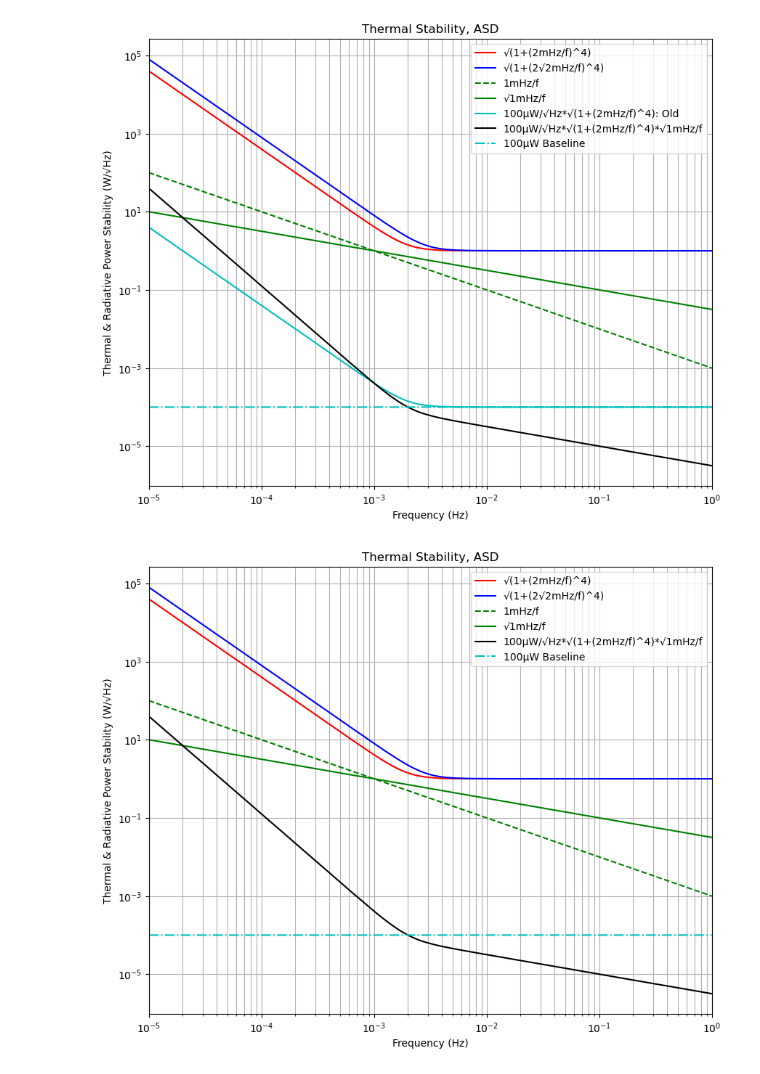
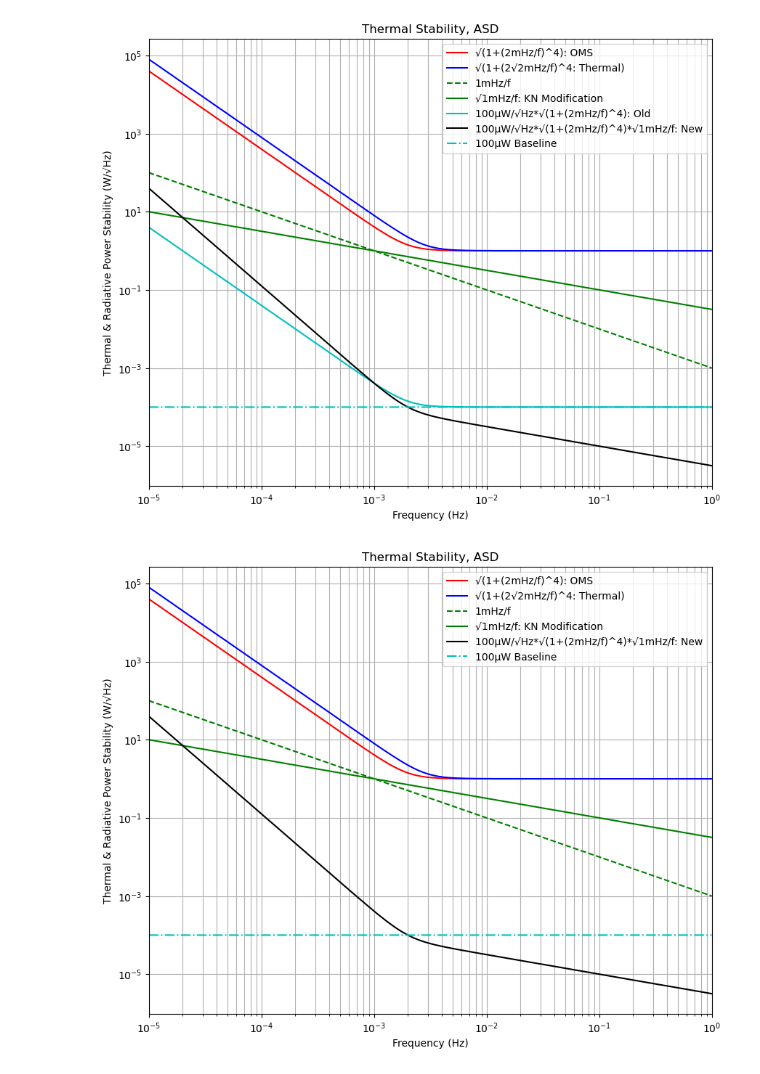
Before and after one commit to raidurgesh/TempStability, a Jupyter notebook: Thermal_n_RadiativePowerASD_PMON_KN.0.ipynb, the cells around one changed output. Drawn from its saved outputs; the diff is of its cells as text; code cells hidden in the pictures.

```diff
--- a/Thermal_n_RadiativePowerASD_PMON_KN.0.ipynb
+++ b/Thermal_n_RadiativePowerASD_PMON_KN.0.ipynb
@@ -16,31 +16,31 @@ PMON_dissipation=PMON_stability_base*u_oms_ASD
 PMON_dissipation_KN=PMON_stability_base*u_oms_ASD*u_KN_ASD
 # %%
 plt.figure(figsize=(10,8))
-plt.plot(freq, u_oms_ASD, 'r-',label = "√(1+(2mHz/f)^4)")
-plt.plot(freq, u_therm_ASD, 'b-',label = "√(1+(2√2mHz/f)^4)")
+plt.plot(freq, u_oms_ASD, 'r-',label = "√(1+(2mHz/f)^4): OMS")
+plt.plot(freq, u_therm_ASD, 'b-',label = "√(1+(2√2mHz/f)^4: Thermal)")
 plt.plot(freq, u_KN, 'g--',label = "1mHz/f")
-plt.plot(freq, u_KN_ASD, 'g-',label = "√1mHz/f")
+plt.plot(freq, u_KN_ASD, 'g-',label = "√1mHz/f: KN Modification")
 plt.plot(freq, PMON_dissipation, 'c-',label = "100µW/√Hz*√(1+(2mHz/f)^4): Old")
-plt.plot(freq, PMON_dissipation_KN, 'k-',label = "100µW/√Hz*√(1+(2mHz/f)^4)*√1mHz/f")
+plt.plot(freq, PMON_dissipation_KN, 'k-',label = "100µW/√Hz*√(1+(2mHz/f)^4)*√1mHz/f: New")
 plt.plot(freq,np.ones(np.shape(freq))*1e-4,'c-.', label = "100µW Baseline")
 plt.yscale("log")
 plt.xscale("log")
 plt.xlim(1e-5, 1)
 plt.title("Thermal Stability, ASD")
 plt.xlabel("Frequency (Hz)")
 plt.ylabel("Thermal & Radiative Power Stability (W/√Hz)")
 plt.legend()
 plt.grid(visible=None, which='both', axis='both')
 plt.show()
 # %% [output]
-[figure, old version]
+[figure, new version]
 # %%
 plt.figure(figsize=(10,8))
-plt.plot(freq, u_oms_ASD, 'r-',label = "√(1+(2mHz/f)^4)")
-plt.plot(freq, u_therm_ASD, 'b-',label = "√(1+(2√2mHz/f)^4)")
+plt.plot(freq, u_oms_ASD, 'r-',label = "√(1+(2mHz/f)^4): OMS")
+plt.plot(freq, u_therm_ASD, 'b-',label = "√(1+(2√2mHz/f)^4: Thermal)")
 plt.plot(freq, u_KN, 'g--',label = "1mHz/f")
-plt.plot(freq, u_KN_ASD, 'g-',label = "√1mHz/f")
-plt.plot(freq, PMON_dissipation_KN, 'k-',label = "100µW/√Hz*√(1+(2mHz/f)^4)*√1mHz/f")
+plt.plot(freq, u_KN_ASD, 'g-',label = "√1mHz/f: KN Modification")
+plt.plot(freq, PMON_dissipation_KN, 'k-',label = "100µW/√Hz*√(1+(2mHz/f)^4)*√1mHz/f: New")
 plt.plot(freq,np.ones(np.shape(freq))*1e-4,'c-.', label = "100µW Baseline")
 plt.yscale("log")
 plt.xscale("log")
@@ -52,7 +52,7 @@ plt.legend()
 plt.grid(visible=None, which='both', axis='both')
 plt.show()
 # %% [output]
-[figure, old version]
+[figure, new version]
 # %%
 plt.figure(figsize=(10,8))
 plt.plot(freq, u_oms_ASD, 'r-',label = "√(1+(2mHz/f)^4): OMS")
```
Also changed, not shown: parts of 1 cell of this notebook.
